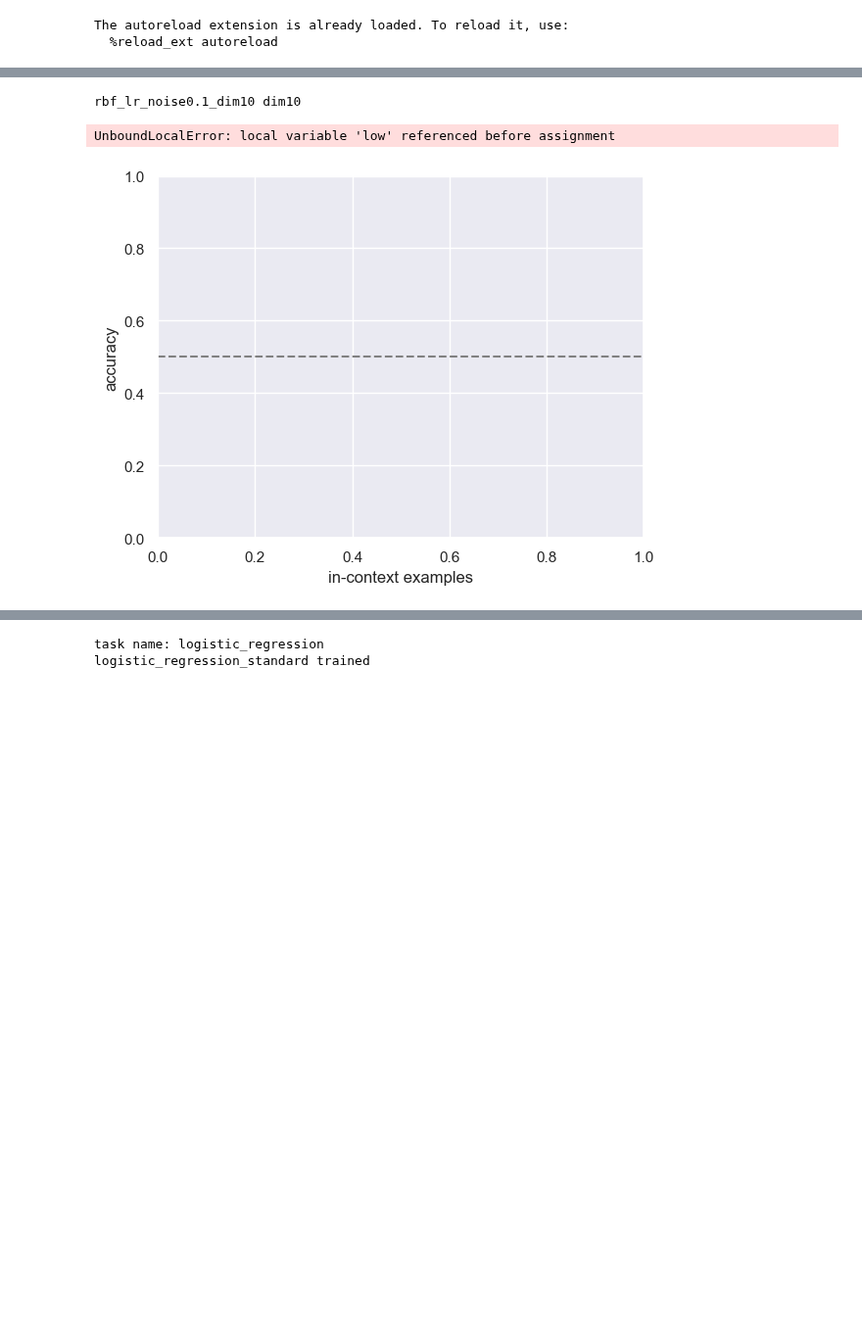
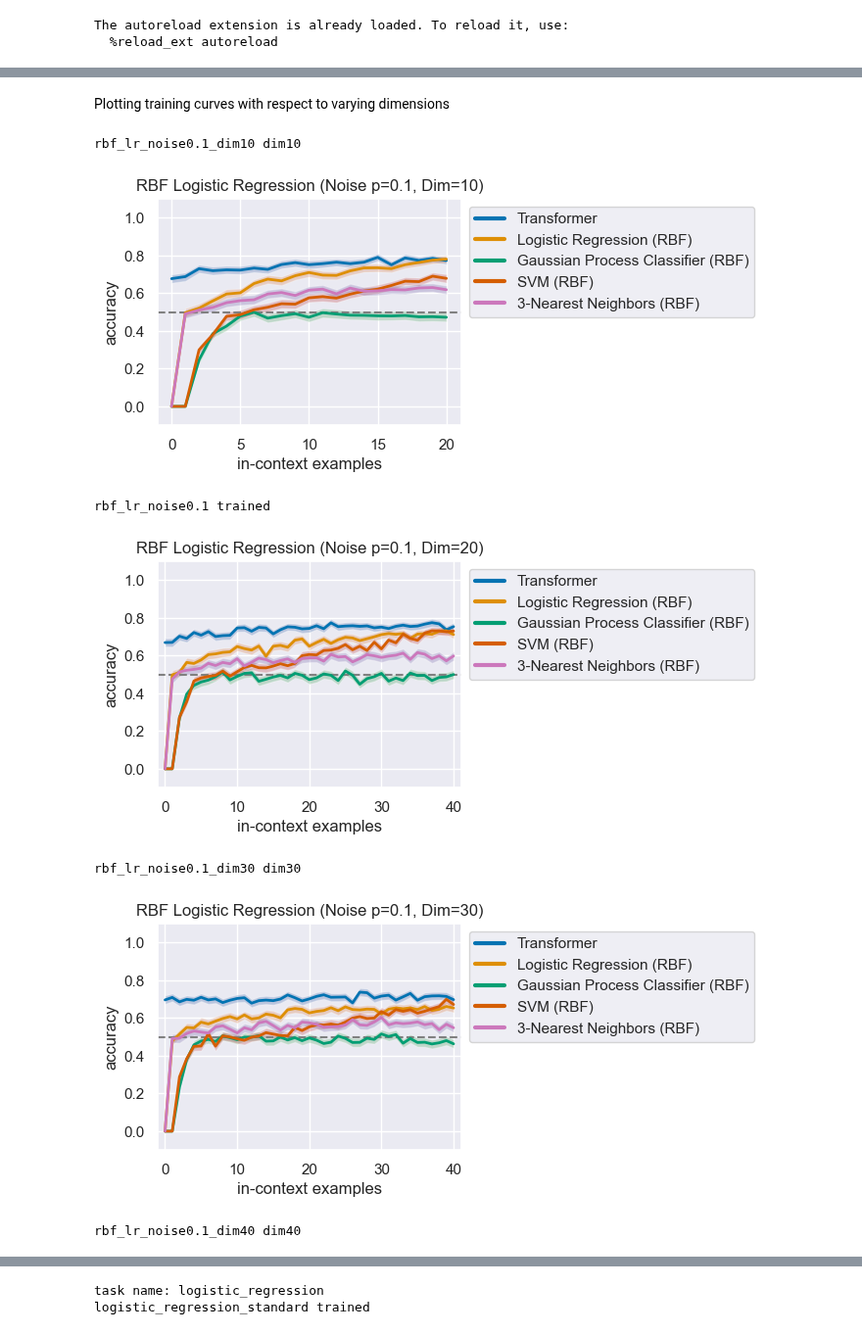
Before and after one commit to zenglingqi647/ICL, a Jupyter notebook: src/eval.ipynb, the cells around one changed output, grey strips where cells are left out. Shown at 98% size. Drawn from its saved outputs; the diff is of its cells as text; code cells hidden in the pictures; blank space fills up the shorter version.

Commit message:
plotting with respect to dimensions and model capacity

```diff
--- a/src/eval.ipynb
+++ b/src/eval.ipynb
@@ -44,7 +44,11 @@ df  # list all the runs in our run_dir
 | 12 | small | rbf_lr_noise0.1 | Transformer-small | train_noise_prob=0.1 | -1 | -1 | 20 | 6 | 4 | rbf_lr_noise0.1_small |
 | 13 | tiny | rbf_lr_noise0.1 | Transformer-xs | train_noise_prob=0.1 | -1 | -1 | 20 | 3 | 2 | rbf_lr_noise0.1_tiny |
 # %%
-def plot_metric(task, run_id, title=None):
+def plot_metric(task, run_id, title=None, rbf_baselines_only=True):
+    '''
+        Plots the metric of given task and run_id.
+        Set rbf_baselines_only to only show RBF baselines and the transformer.
+    '''
 
     run_path = os.path.join(run_dir, task, run_id)
     recompute_metrics = False
@@ -60,12 +64,23 @@ def plot_metric(task, run_id, title=None):
     n_dims = conf.model.n_dims
 
     models = metrics["standard"].keys()
+    if rbf_baselines_only:
+        models = [m for m in models if "Transformer" in m or "RBF" in m]
     basic_plot(metrics["standard"], y_axis_name="accuracy", models=models, trivial=0.5)
     plt.title(title if title else f"{task} {run_id}")
     plt.show()
-# %%
-plot_metric("rbf_lr_noise0.1", "dim10")
-# %% [output]
-rbf_lr_noise0.1_dim10 dim10
-UnboundLocalError: local variable 'low' referenced before assignment
-[figure, removed]
+# %% [markdown]
+Plotting training curves with respect to varying dimensions
+# %%
+plot_metric("rbf_lr_noise0.1", "dim10", "RBF Logistic Regression (Noise p=0.1, Dim=10)")
+plot_metric("rbf_lr_noise0.1", "trained", "RBF Logistic Regression (Noise p=0.1, Dim=20)")
+plot_metric("rbf_lr_noise0.1", "dim30", "RBF Logistic Regression (Noise p=0.1, Dim=30)")
+plot_metric("rbf_lr_noise0.1", "dim40", "RBF Logistic Regression (Noise p=0.1, Dim=40)")
+# %% [output]
+rbf_lr_noise0.1_dim10 dim10
+[figure, added]
+rbf_lr_noise0.1 trained
+[figure, added]
+rbf_lr_noise0.1_dim30 dim30
+[figure, added]
+rbf_lr_noise0.1_dim40 dim40
```
Also changed, not shown: parts of 9 cells of this notebook, 1 other file.
